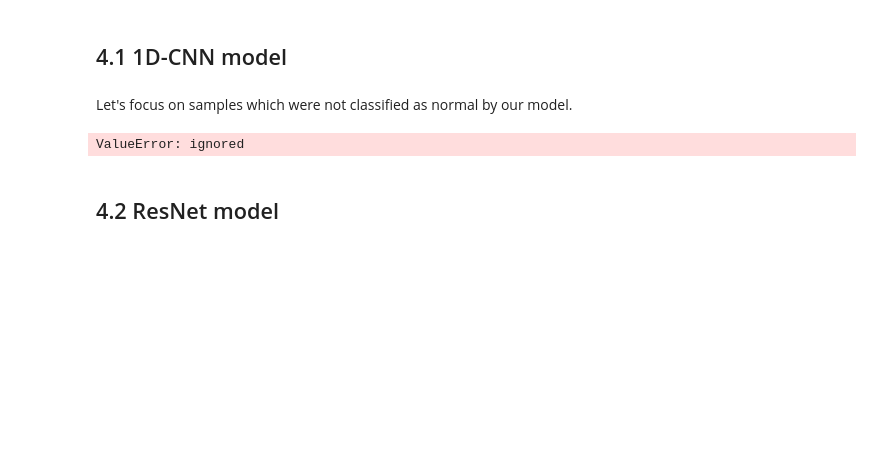
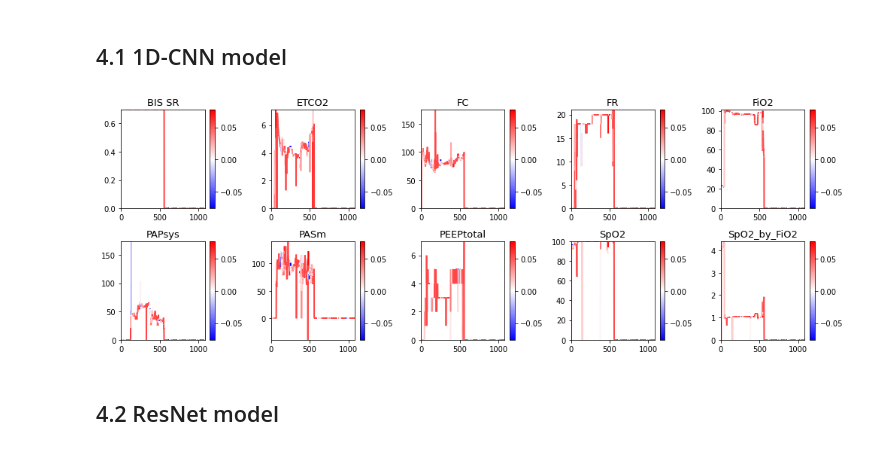
Before and after one commit to DatenBiene/Medical_Time_Series_Calssification, a Jupyter notebook: Transplant.ipynb, the cells around one changed output. Saved outputs shown, nothing was run; the diff lists cells and outputs as text; code cells hidden in the pictures; blank space fills up the shorter version.

```diff
--- a/Transplant.ipynb
+++ b/Transplant.ipynb
@@ -377,5 +378,3 @@ from interpretation.cam import display_conv_activations
 # %%
 cnn_model = tf.keras.models.load_model('outputs/output_1DCNN/best_model.hdf5',
                                        custom_objects={'SWA': tfa.optimizers.SWA})
-# %% [markdown]
-Let's focus on samples which were not classified as normal by our model.
@@ -388,8 +381,8 @@ for i in range(len(ypred)):
 # %%
 %matplotlib inline
-display_conv_activations(cnn_model,xtest[not_normal[0]])
+display_conv_activations_transplant(cnn_model,xtest[0],cols)
 # %% [output]
-ValueError: ignored
+[figure, added]
 # %% [markdown]
 ## 4.2 ResNet model
 # %%
```
Also changed, not shown: parts of 21 cells of this notebook, 1 other file.
